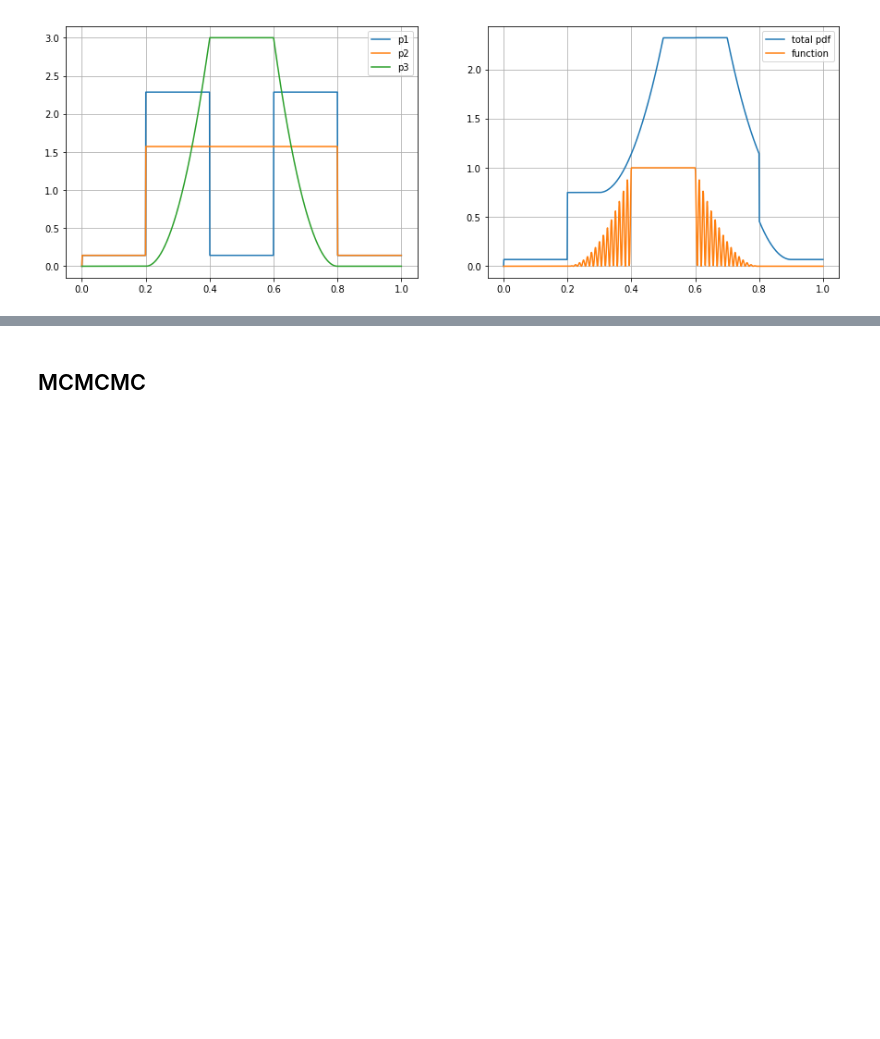
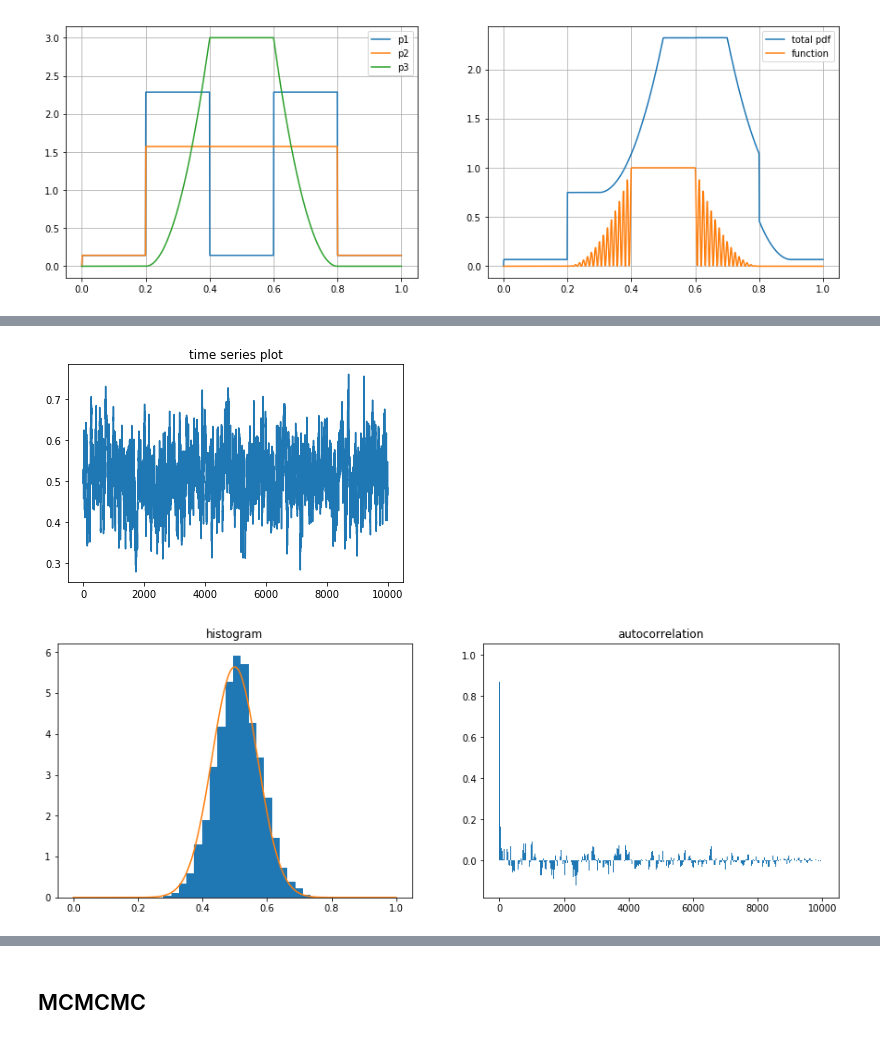
Before and after one commit to mathisgerdes/hep-monte-carlo, a Jupyter notebook: monte_carlo.ipynb, the cells around one changed output, grey strips where cells are left out. Drawn from its saved outputs; the diff is of its cells as text; code cells hidden in the pictures; blank space fills up the shorter version.

```diff
--- a/monte_carlo.ipynb
+++ b/monte_carlo.ipynb
@@ -590,0 +665,32 @@ When, like in Importance Sampling Monte Carlo, there is a normalized pdf $g(x)$
+# %%
+# example: local proposal and uniform pdf metropolis
+delta = .1
+proposal_generator = lambda s: min(max(0, s-delta/2), 1-delta) + np.random.rand()*delta
+proposal_pdf = lambda x, y: 1/delta
+pdf = lambda x: np.exp(-(x-.5)**2/.01)
+norm = 0.177245 # pdf / norm is normalized
+metrop_gauss1 = MetropolisHasting(.5, pdf, proposal_pdf=proposal_pdf, proposal_generator=proposal_generator)
+
+r = metrop_gauss1(10000)
+plt.title("time series plot")
+plt.plot(r)
+plt.show()
+
+plt.figure(figsize=(15, 5))
+
+# plot histogram
+plt.subplot(121)
+plt.title("histogram")
+_ = plt.hist(r, bins=20, normed=True)
+x = np.linspace(0, 1, 1000)
+plt.plot(x, pdf(x)/norm)
+
+# plot autocorrelation
+plt.subplot(122)
+plt.title("autocorrelation")
+acov = auto_corr(r)
+plt.bar(np.arange(len(acov)), acov)
+plt.show()
+# %% [output]
+[figure, added]
+[figure, added]
```
Also changed, not shown: parts of 15 cells of this notebook, 1 other file.
